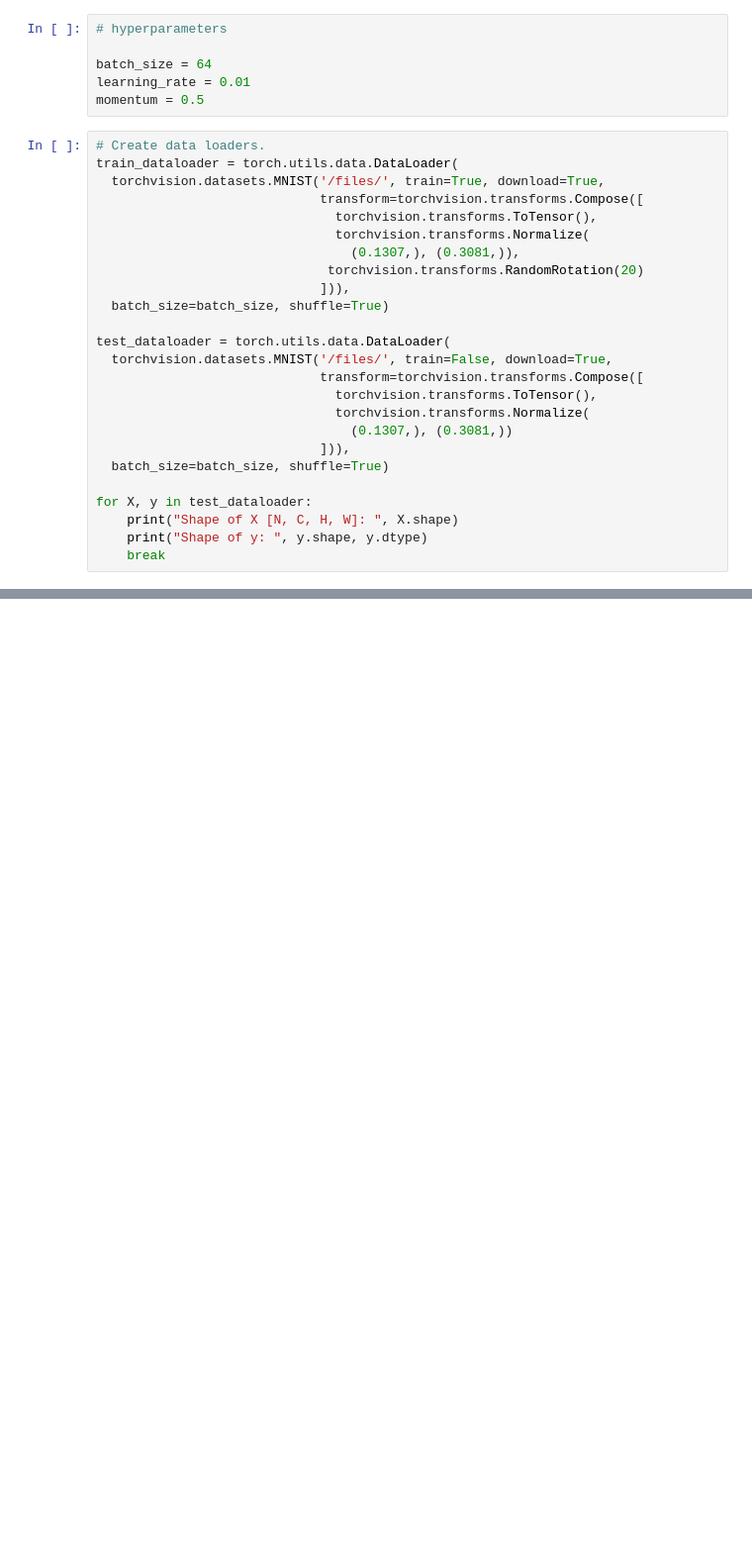
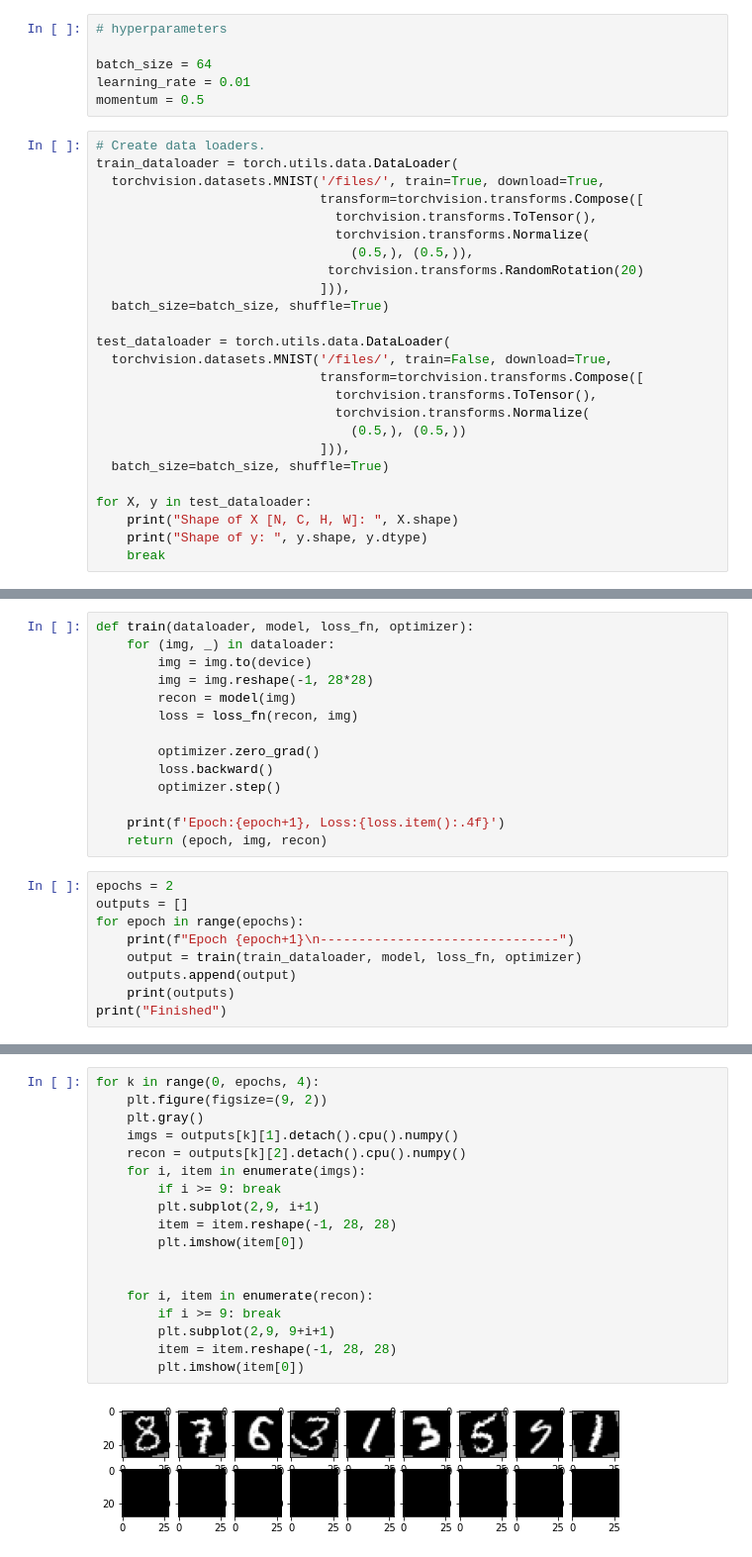
Before and after one commit to darioshehni/bsc-thesis-capnet, a Jupyter notebook: auto_encoder.ipynb, the cells around one changed output, grey strips where cells are left out. Shown at 99% size. Cells and saved outputs as stored; diff of their text form; blank space fills up the shorter version.

Commit message:
pritn output

```diff
--- a/auto_encoder.ipynb
+++ b/auto_encoder.ipynb
@@ -19,7 +21,7 @@ train_dataloader = torch.utils.data.DataLoader(
                              transform=torchvision.transforms.Compose([
                                torchvision.transforms.ToTensor(),
                                torchvision.transforms.Normalize(
-                                 (0.1307,), (0.3081,)),
+                                 (0.5,), (0.5,)),
                               torchvision.transforms.RandomRotation(20)
                              ])),
   batch_size=batch_size, shuffle=True)
@@ -29,7 +31,7 @@ test_dataloader = torch.utils.data.DataLoader(
                              transform=torchvision.transforms.Compose([
                                torchvision.transforms.ToTensor(),
                                torchvision.transforms.Normalize(
-                                 (0.1307,), (0.3081,))
+                                 (0.5,), (0.5,))
                              ])),
   batch_size=batch_size, shuffle=True)
 
@@ -92,0 +101,23 @@ class Autoencoder(nn.Module):
+# %%
+def train(dataloader, model, loss_fn, optimizer):
+    for (img, _) in dataloader:
+        img = img.to(device)
+        img = img.reshape(-1, 28*28)
+        recon = model(img)
+        loss = loss_fn(recon, img)
+
+        optimizer.zero_grad()
+        loss.backward()
+        optimizer.step()
+
+    print(f'Epoch:{epoch+1}, Loss:{loss.item():.4f}')
+    return (epoch, img, recon)
+# %%
+epochs = 2
+outputs = []
+for epoch in range(epochs):
+    print(f"Epoch {epoch+1}\n-------------------------------")
+    output = train(train_dataloader, model, loss_fn, optimizer)
+    outputs.append(output)
+    print(outputs)
+print("Finished")
@@ -92,0 +142,20 @@ class Autoencoder(nn.Module):
+# %%
+for k in range(0, epochs, 4):
+    plt.figure(figsize=(9, 2))
+    plt.gray()
+    imgs = outputs[k][1].detach().cpu().numpy()
+    recon = outputs[k][2].detach().cpu().numpy()
+    for i, item in enumerate(imgs):
+        if i >= 9: break
+        plt.subplot(2,9, i+1)
+        item = item.reshape(-1, 28, 28)
+        plt.imshow(item[0])
+
+
+    for i, item in enumerate(recon):
+        if i >= 9: break
+        plt.subplot(2,9, 9+i+1)
+        item = item.reshape(-1, 28, 28)
+        plt.imshow(item[0])
+# %% [output]
+[figure, added]
```
Also changed, not shown: parts of 6 cells of this notebook.
